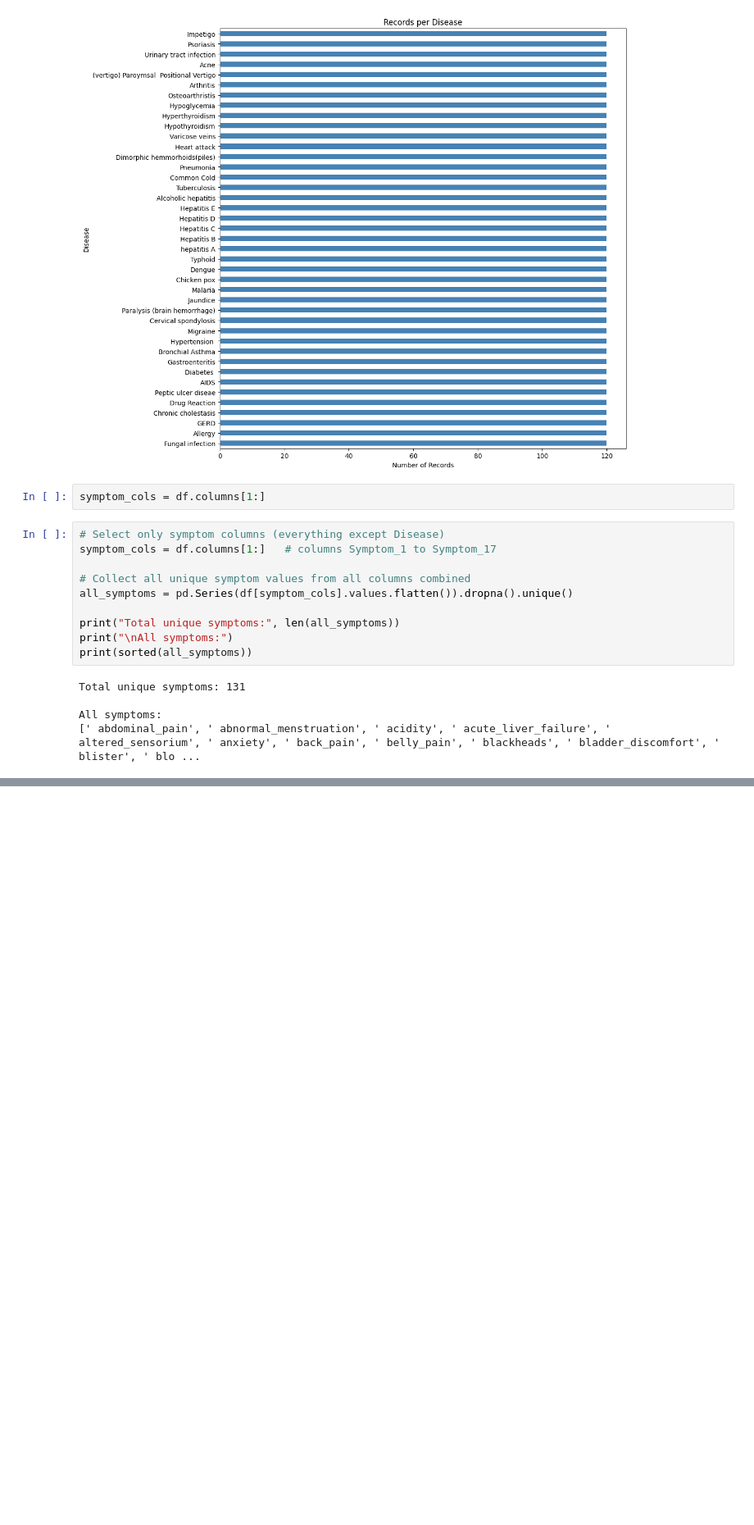
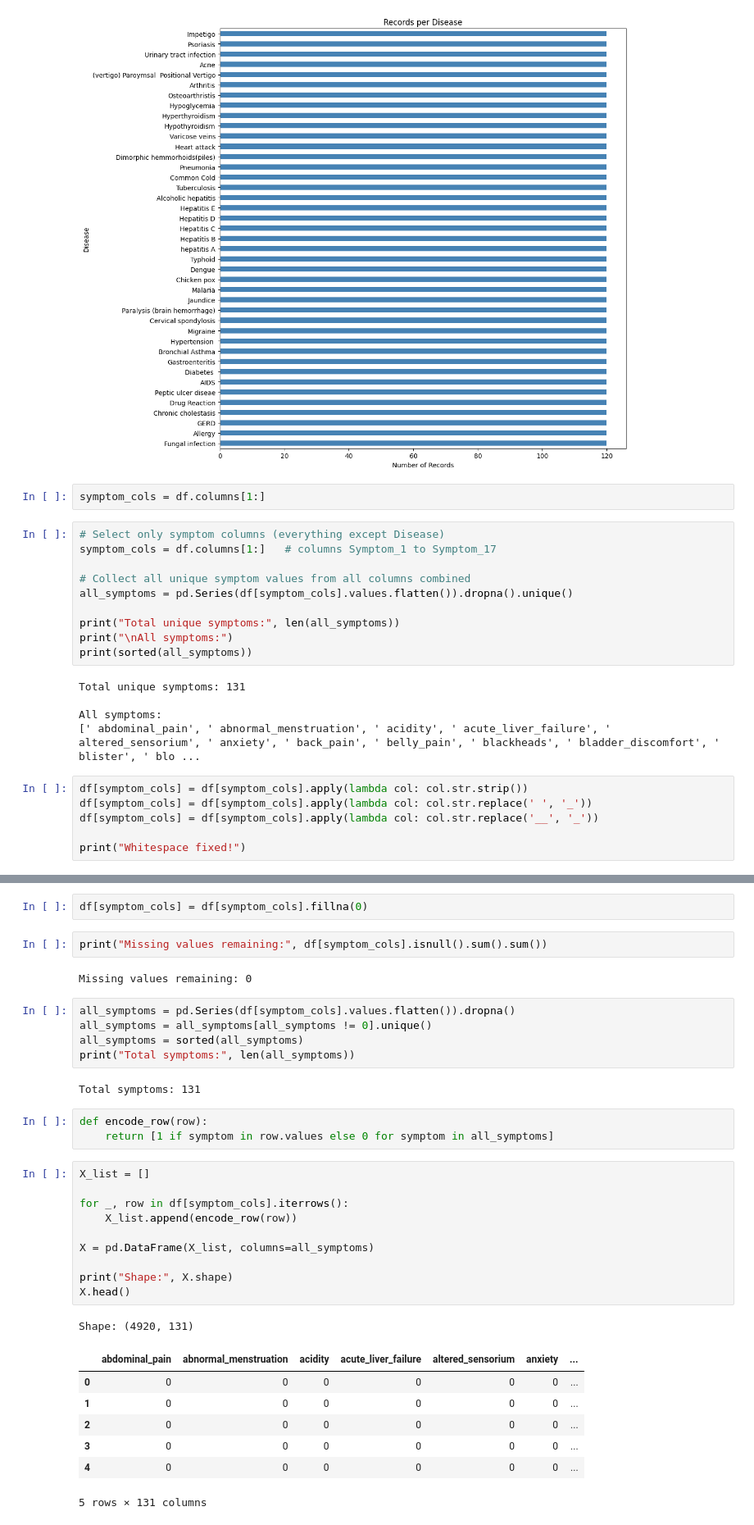
Before and after one commit to rizzi13/medical-ai, a Jupyter notebook: Untitled.ipynb, the cells around one changed output, grey strips where cells are left out. Shown at 82% size. Drawn from its saved outputs; the diff is of its cells as text; blank space fills up the shorter version.

```diff
--- a/Untitled.ipynb
+++ b/Untitled.ipynb
@@ -192,3 +192,9 @@ Total unique symptoms: 131
 
 All symptoms:
 [' abdominal_pain', ' abnormal_menstruation', ' acidity', ' acute_liver_failure', ' altered_sensorium', ' anxiety', ' back_pain', ' belly_pain', ' blackheads', ' bladder_discomfort', ' blister', ' blo ...
+# %%
+df[symptom_cols] = df[symptom_cols].apply(lambda col: col.str.strip())
+df[symptom_cols] = df[symptom_cols].apply(lambda col: col.str.replace(' ', '_'))
+df[symptom_cols] = df[symptom_cols].apply(lambda col: col.str.replace('__', '_'))
+
+print("Whitespace fixed!")
@@ -194,0 +208,35 @@ All symptoms:
+# %%
+df[symptom_cols] = df[symptom_cols].fillna(0)
+# %%
+print("Missing values remaining:", df[symptom_cols].isnull().sum().sum())
+# %% [output]
+Missing values remaining: 0
+# %%
+all_symptoms = pd.Series(df[symptom_cols].values.flatten()).dropna()
+all_symptoms = all_symptoms[all_symptoms != 0].unique()
+all_symptoms = sorted(all_symptoms)
+print("Total symptoms:", len(all_symptoms))
+# %% [output]
+Total symptoms: 131
+# %%
+def encode_row(row):
+    return [1 if symptom in row.values else 0 for symptom in all_symptoms]
+# %%
+X_list = []
+
+for _, row in df[symptom_cols].iterrows():
+    X_list.append(encode_row(row))
+
+X = pd.DataFrame(X_list, columns=all_symptoms)
+
+print("Shape:", X.shape)
+X.head()
+# %% [output]
+Shape: (4920, 131)
+|  | abdominal_pain | abnormal_menstruation | acidity | acute_liver_failure | altered_sensorium | anxiety | ... |
+| 0 | 0 | 0 | 0 | 0 | 0 | 0 | ... |
+| 1 | 0 | 0 | 0 | 0 | 0 | 0 | ... |
+| 2 | 0 | 0 | 0 | 0 | 0 | 0 | ... |
+| 3 | 0 | 0 | 0 | 0 | 0 | 0 | ... |
+| 4 | 0 | 0 | 0 | 0 | 0 | 0 | ... |
+5 rows × 131 columns
```
Also changed, not shown: parts of 15 cells of this notebook, 4 other files.
